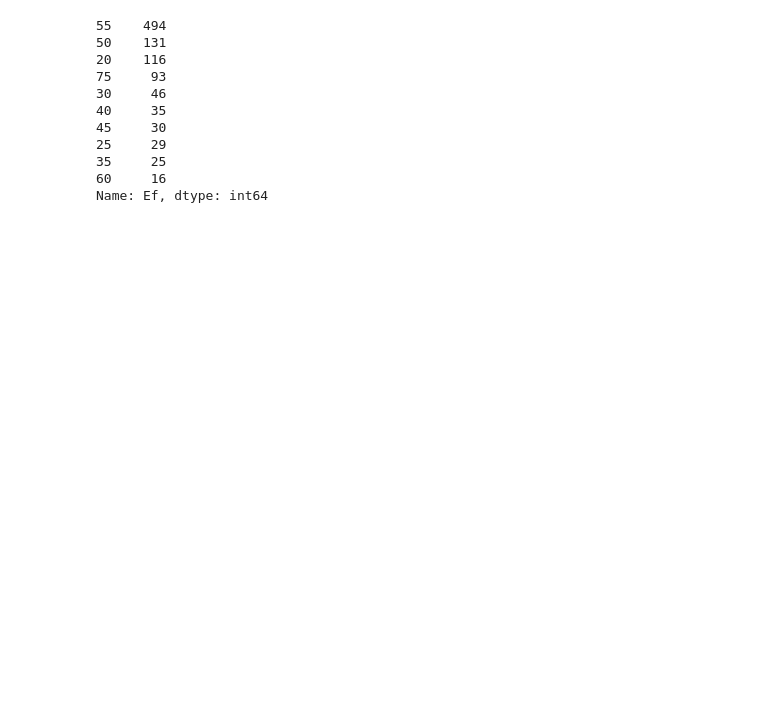
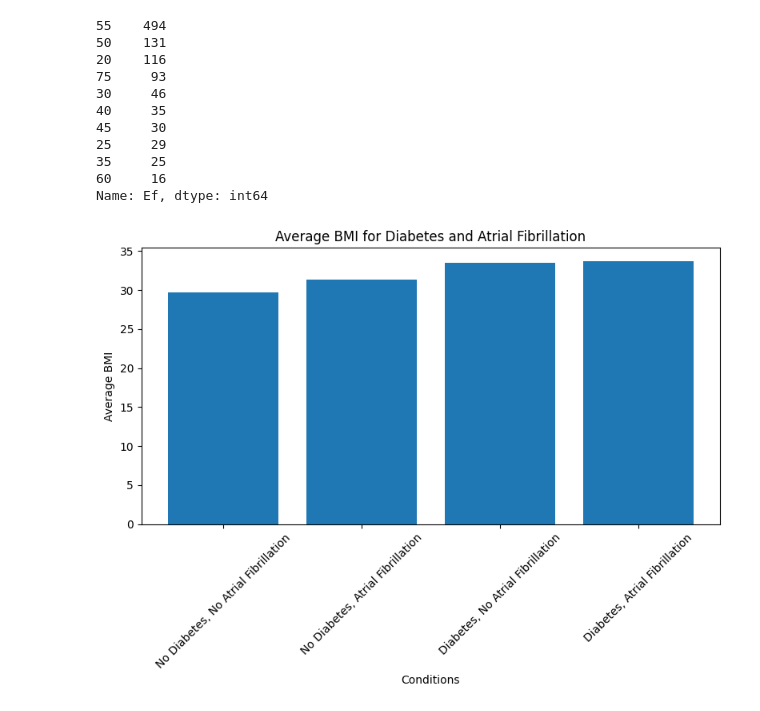
Before and after one commit to VishalRavichandran27/hds5210-2023, a Jupyter notebook: final/final.ipynb, the cells around one changed output. Saved outputs shown, nothing was run; the diff lists cells and outputs as text; code cells hidden in the pictures; blank space fills up the shorter version.

```diff
--- a/final/final.ipynb
+++ b/final/final.ipynb
@@ -356,3 +408,21 @@ icu.Ef.value_counts()
 35     25
 60     16
 Name: Ef, dtype: int64
+# %%
+# Pivoting the data to calculate average BMI for different conditions
+condition_bmi = icu.groupby(['Diabetes', 'Atrialfibrillation'])['Bmi'].mean().reset_index()
+
+# Visualization - Bar chart showing average BMI for different conditions
+plt.figure(figsize=(8, 6))
+plt.bar(condition_bmi.index, condition_bmi['Bmi'])
+plt.xlabel('Conditions')
+plt.ylabel('Average BMI')
+plt.title('Average BMI for Diabetes and Atrial Fibrillation')
+plt.xticks(condition_bmi.index, ['No Diabetes, No Atrial Fibrillation',
+                                 'No Diabetes, Atrial Fibrillation',
+                                 'Diabetes, No Atrial Fibrillation',
+                                 'Diabetes, Atrial Fibrillation'], rotation=45)
+plt.tight_layout()
+plt.show()
+# %% [output]
+[figure, added]
```
Also changed, not shown: parts of 16 cells of this notebook.
